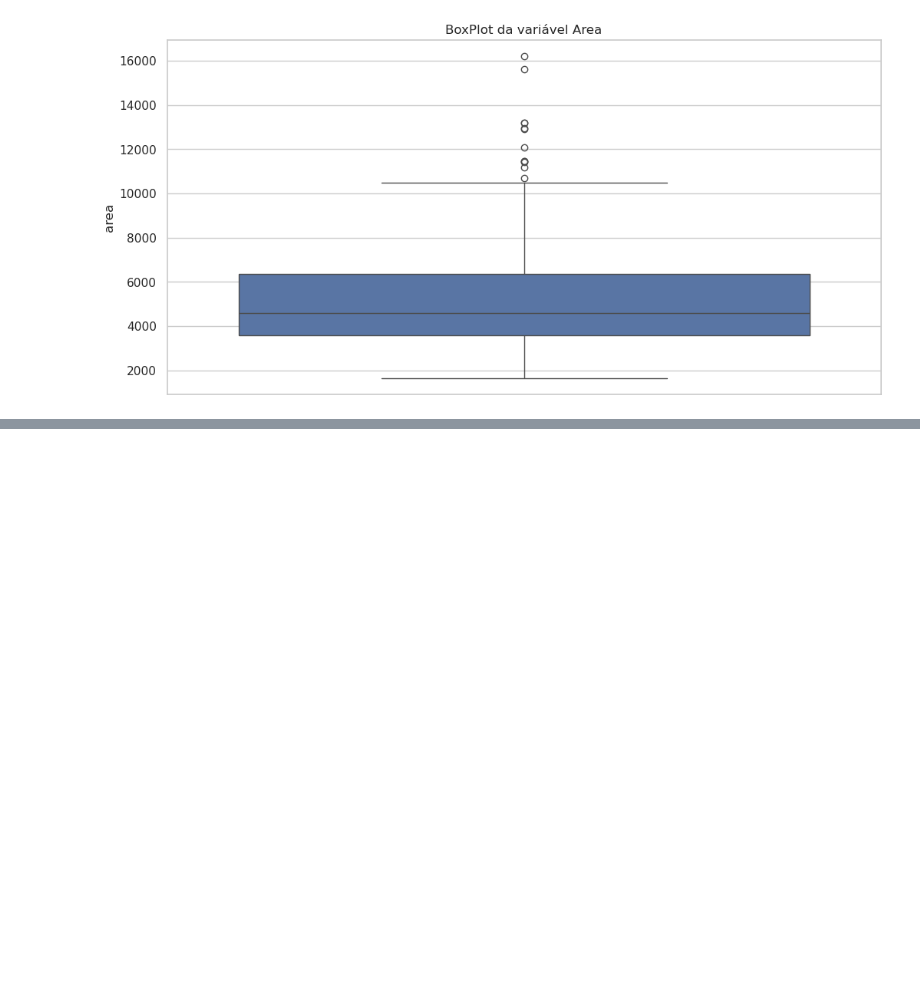
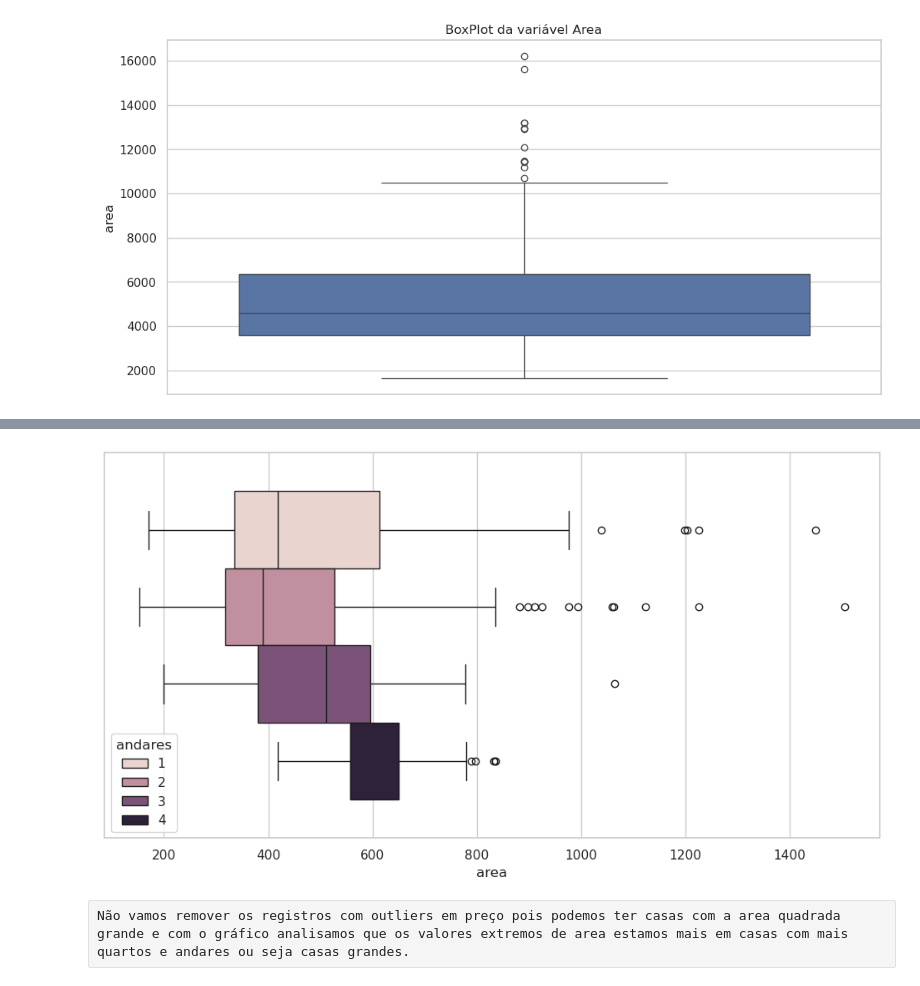
Before and after one commit to hugogsmendes/Houses-prediction, a Jupyter notebook: models_ml/model.ipynb, the cells around one changed output, grey strips where cells are left out. Saved outputs shown, nothing was run; the diff lists cells and outputs as text; code cells hidden in the pictures; blank space fills up the shorter version.

```diff
--- a/models_ml/model.ipynb
+++ b/models_ml/model.ipynb
@@ -295,0 +389,8 @@ plt.show()
+# %%
+plt.figure(figsize=(12,6))
+sns.boxplot(data=df_limpo,x="area", hue="andares")
+plt.show()
+# %% [output]
+[figure, added]
+# %% [raw]
+Não vamos remover os registros com outliers em preço pois podemos ter casas com a area quadrada grande e com o gráfico analisamos que os valores extremos de area estamos mais em casas com mais quartos e andares ou seja casas grandes.
```
Also changed, not shown: parts of 17 cells of this notebook.
